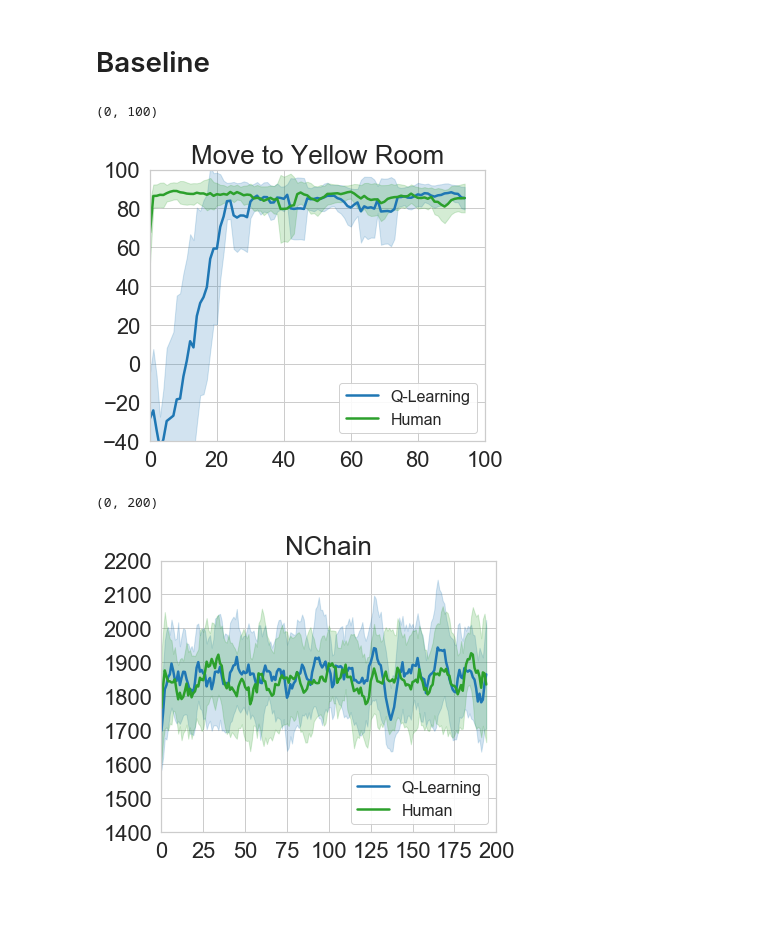
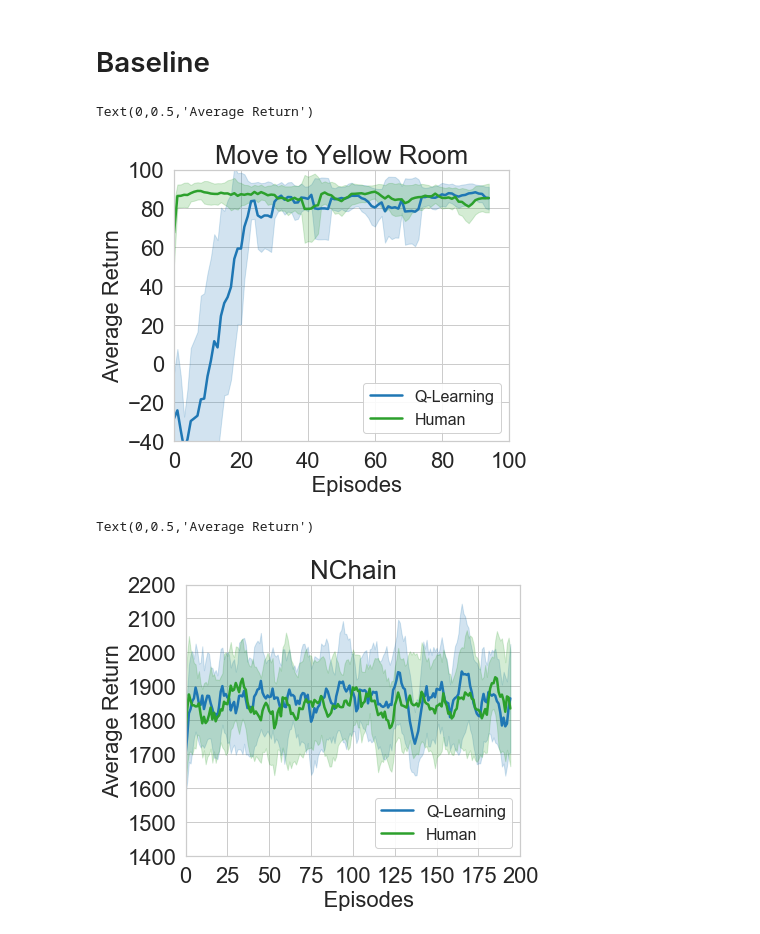
Before and after one commit to kadysongbb/efficient-wpo, a Jupyter notebook: tabular/grid_view_training.ipynb, the cells around one changed output. Drawn from its saved outputs; the diff is of its cells as text; code cells hidden in the pictures; blank space fills up the shorter version.

```diff
--- a/tabular/grid_view_training.ipynb
+++ b/tabular/grid_view_training.ipynb
@@ -223,33 +223,37 @@ plt.xticks(fontsize=22)
 plt.yticks(fontsize=22)
 plt.ylim([-40, 100])
 plt.xlim([0, 100])
+plt.xlabel('            Episodes       ', fontsize=22)
+plt.ylabel('Average Return',fontsize=22)
 # %% [output]
-(0, 100)
+Text(0,0.5,'Average Return')
-[figure, old version]
+[figure, new version]
 # %%
 q_learning_log_name = ['./log_files/NChain-q-learning/1610625443.2615628.csv', './log_files/NChain-q-learning/1610625728.697116.csv',
                        './log_files/NChain-q-learning/1610626562.486154.csv', './log_files/NChain-q-learning/1610627567.098939.csv',
                        './log_files/NChain-q-learning/1610627576.3587651.csv']
 q_learning_human_log_name = ['./log_files/NChain-q-learning-human/1610625684.7983181.csv', './log_files/NChain-q-learning-human/1610625739.958105.csv',
                              './log_files/NChain-q-learning-human/1610626550.080721.csv', './log_files/NChain-q-learning-human/1610627547.208122.csv',
                              './log_files/NChain-q-learning-human/1610627558.5284271.csv']
 
 window_size = 5
 moving_average = find_baseline_moving_avg(q_learning_log_name, window_size)
 plt.plot(np.arange(len(moving_average[0])), moving_average[0], label='Q-Learning', linewidth = 2.5, color = 'tab:blue')
 plt.fill_between(np.arange(len(moving_average[0])), moving_average[1], moving_average[2], alpha=0.2, color = 'tab:blue')
 
 moving_average = find_baseline_moving_avg(q_learning_human_log_name, window_size)
 plt.plot(np.arange(len(moving_average[0])), moving_average[0], label='Human', linewidth = 2.5, color = 'tab:green')
 plt.fill_between(np.arange(len(moving_average[0])), moving_average[1], moving_average[2], alpha=0.2, color = 'tab:green')
 
 plt.title('NChain', fontsize = 26)
 plt.rcParams["legend.framealpha"] = 0.9
 plt.legend(fontsize=16, loc='lower right')
 plt.xticks(fontsize=22)
 plt.yticks(fontsize=22)
 plt.ylim([1400, 2200])
 plt.xlim([0, 200])
+plt.xlabel('            Episodes       ', fontsize=22)
+plt.ylabel('Average Return',fontsize=22)
 # %% [output]
-(0, 200)
+Text(0,0.5,'Average Return')
-[figure, old version]
+[figure, new version]
```
